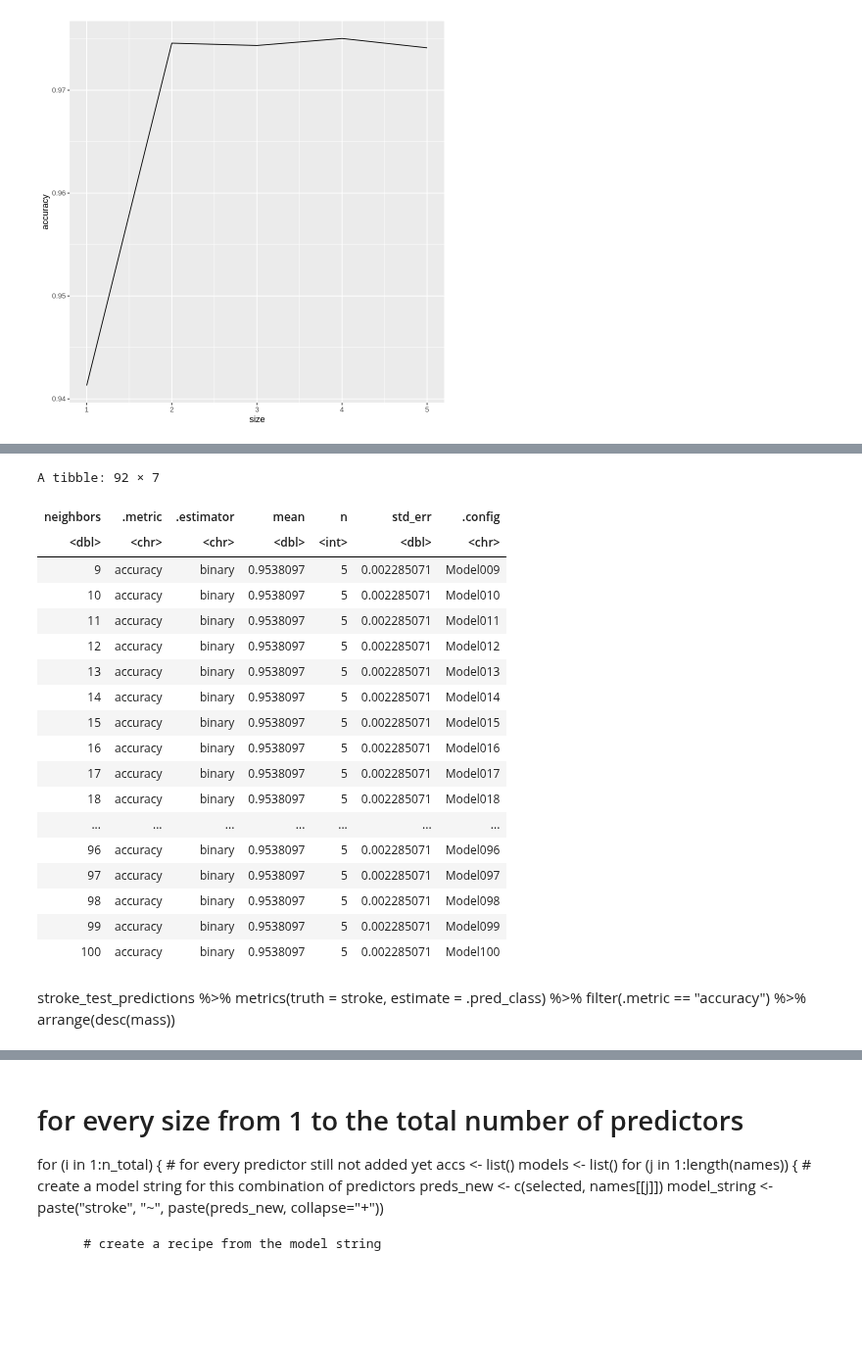
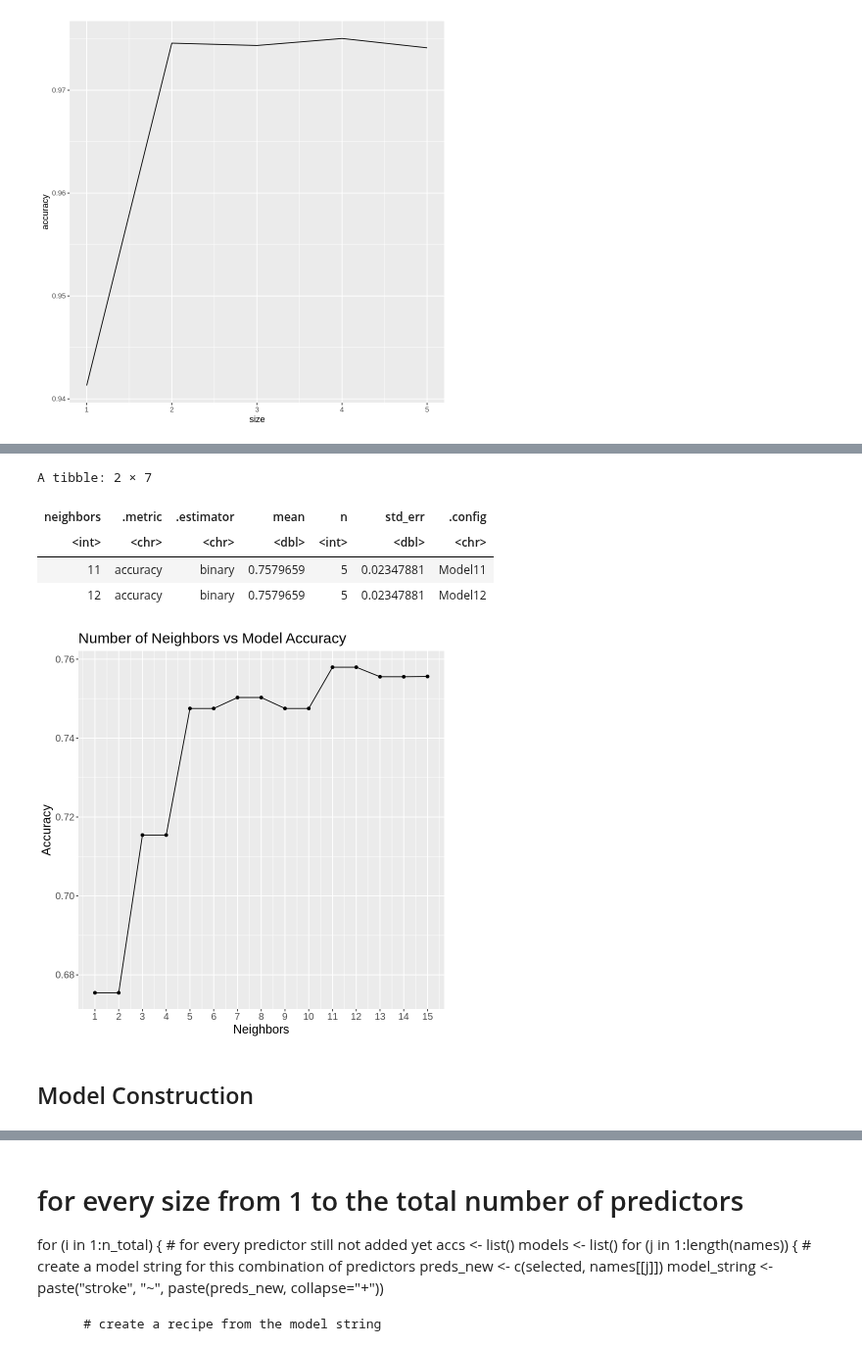
Before and after one commit to Gaelhpalmer/dsci-100-project, a Jupyter notebook: test.ipynb, the cells around one changed output, grey strips where cells are left out. Shown at 98% size. Cells and saved outputs as stored; diff of their text form; code cells hidden in the pictures; blank space fills up the shorter version.

Commit message:
Added model and visualizations and testing

```diff
--- a/test.ipynb
+++ b/test.ipynb
@@ -91,7 +91,9 @@ stroke_test <- testing(stroke_split)
 ds_recipe <- recipe(stroke ~ ., data = stroke_train) %>%
     step_scale(all_predictors()) %>%
     step_center(all_predictors()) %>%
-    step_downsample(stroke, over_ratio = 1, skip = FALSE) %>%
+    step_downsample(stroke, under_ratio = 1, skip = FALSE) %>%
     prep()
-dsampled_stroke <- bake(ups_recipe, stroke_train)
+dsampled_stroke <- bake(ds_recipe, stroke_train)
+
+head(dsampled_stroke)
 # %% [output]
@@ -99,12 +109,9 @@ ERROR: Error: Please select a single factor variable.
 # %%
-dsampled_stroke <- bake(ups_recipe, stroke_train)
-
-upsampled_stroke %>%
+ratio_stats_dsampled <- dsampled_stroke %>%
   group_by(stroke) %>%
   summarize(n = n())
 
-head(upsampled_stroke)
-tail(upsampled_stroke)
+ratio_stats_dsampled
 # %% [output]
 `summarise()` ungrouping output (override with `.groups` argument)
 A tibble: 2 × 2
@@ -233,10 +246,10 @@ geom_line()
 # %%
-stroke_recipe <- recipe(stroke ~ avg_glucose_level + age, data = stroke_train) %>%
+stroke_recipe <- recipe(stroke ~ avg_glucose_level + age, data = dsampled_stroke) %>%
   step_scale(all_predictors()) %>%
   step_center(all_predictors())
 # %%
-stroke_vfold <- vfold_cv(stroke_train, v = 5, strata = stroke)
-k_vals <- tibble(neighbors = seq(from = 100, to = 200, by = 5))
+stroke_vfold <- vfold_cv(dsampled_stroke, v = 5, strata = stroke)
+k_vals <- tibble(neighbors = seq(from = 1, to = 15))
 # %%
 knn_spec <- nearest_neighbor(weight_func = "rectangular", neighbors = tune()) %>%
   set_engine("kknn") %>%
@@ -251,26 +284,27 @@ knn_results
 # %%
 accuracies <- knn_results %>% # Plot accuracies vs neighbours
   filter(.metric == "accuracy")
+
+
+accuracies_vs_ks <- accuracies %>%
+    ggplot(aes(x=neighbors, y=mean)) +
+    geom_point() +
+    geom_line() +
+    ggtitle("Number of Neighbors vs Model Accuracy") +
+    labs(x="Neighbors", y="Accuracy") +
+    theme(text = element_text(size=15)) +
+    scale_x_continuous(breaks=c(1:15))
+
+accuracies_vs_ks
+
+
 optimal_neighbours <- accuracies %>%
   filter(mean == max(mean))
 optimal_neighbours
 # %% [output]
-A tibble: 92 × 7
+A tibble: 2 × 7
 | neighbors | .metric | .estimator | mean | n | std_err | .config |
-| <dbl> | <chr> | <chr> | <dbl> | <int> | <dbl> | <chr> |
-| 9 | accuracy | binary | 0.9538097 | 5 | 0.002285071 | Model009 |
-| 10 | accuracy | binary | 0.9538097 | 5 | 0.002285071 | Model010 |
-| 11 | accuracy | binary | 0.9538097 | 5 | 0.002285071 | Model011 |
-| 12 | accuracy | binary | 0.9538097 | 5 | 0.002285071 | Model012 |
-| 13 | accuracy | binary | 0.9538097 | 5 | 0.002285071 | Model013 |
-| 14 | accuracy | binary | 0.9538097 | 5 | 0.002285071 | Model014 |
-| 15 | accuracy | binary | 0.9538097 | 5 | 0.002285071 | Model015 |
-| 16 | accuracy | binary | 0.9538097 | 5 | 0.002285071 | Model016 |
-| 17 | accuracy | binary | 0.9538097 | 5 | 0.002285071 | Model017 |
-| 18 | accuracy | binary | 0.9538097 | 5 | 0.002285071 | Model018 |
-| ... | ... | ... | ... | ... | ... | ... |
-| 96 | accuracy | binary | 0.9538097 | 5 | 0.002285071 | Model096 |
-| 97 | accuracy | binary | 0.9538097 | 5 | 0.002285071 | Model097 |
-| 98 | accuracy | binary | 0.9538097 | 5 | 0.002285071 | Model098 |
-| 99 | accuracy | binary | 0.9538097 | 5 | 0.002285071 | Model099 |
-| 100 | accuracy | binary | 0.9538097 | 5 | 0.002285071 | Model100 |
+| <int> | <chr> | <chr> | <dbl> | <int> | <dbl> | <chr> |
+| 11 | accuracy | binary | 0.7579659 | 5 | 0.02347881 | Model11 |
+| 12 | accuracy | binary | 0.7579659 | 5 | 0.02347881 | Model12 |
+[figure, added]
@@ -280,5 +311,2 @@ stroke_test_predictions <- predict(knn_fit, stroke_test) %>%
-# %% [markdown]
-stroke_test_predictions %>%
-  metrics(truth = stroke, estimate = .pred_class) %>%
-  filter(.metric == "accuracy") %>%
-  arrange(desc(mass))
+# %% [markdown]
+## Model Construction
```
Also changed, not shown: parts of 14 cells of this notebook.
